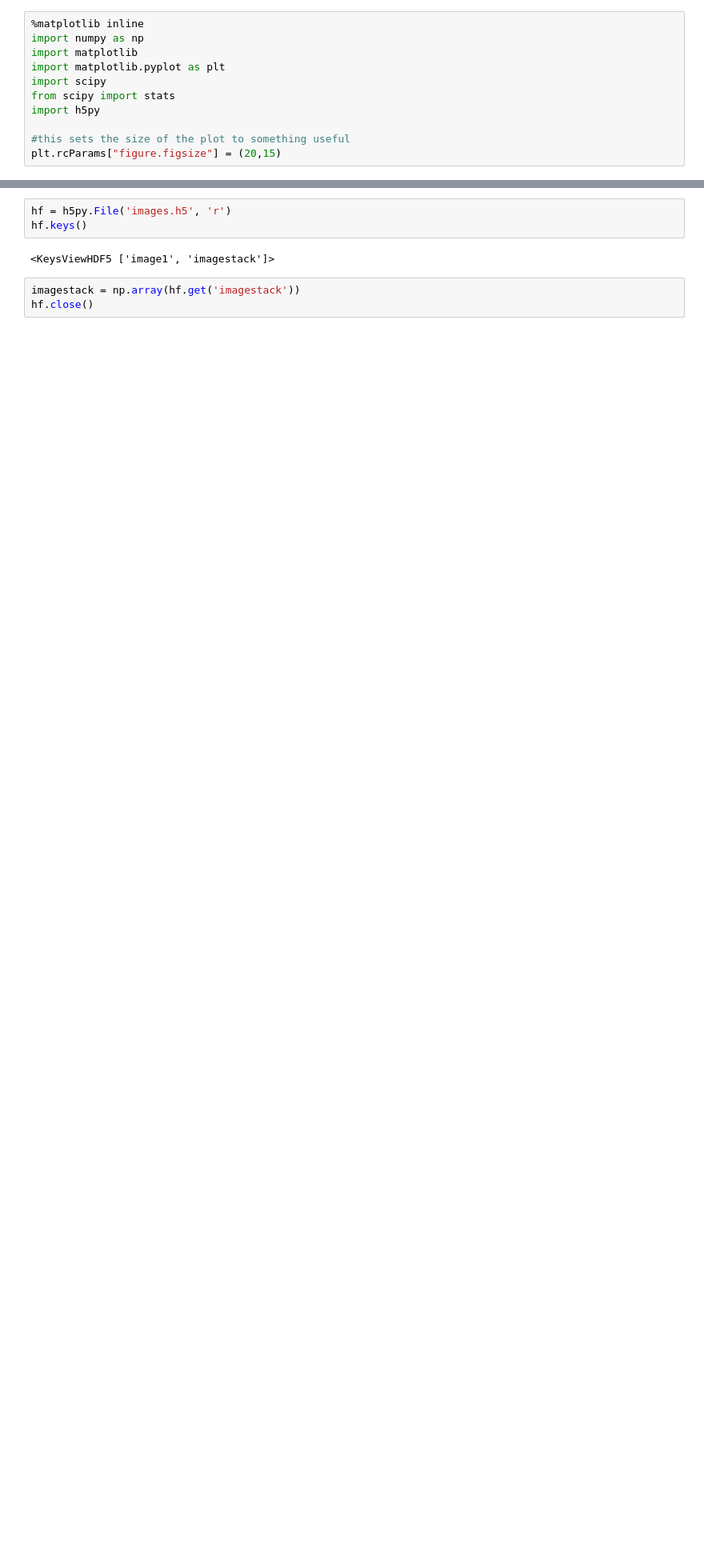
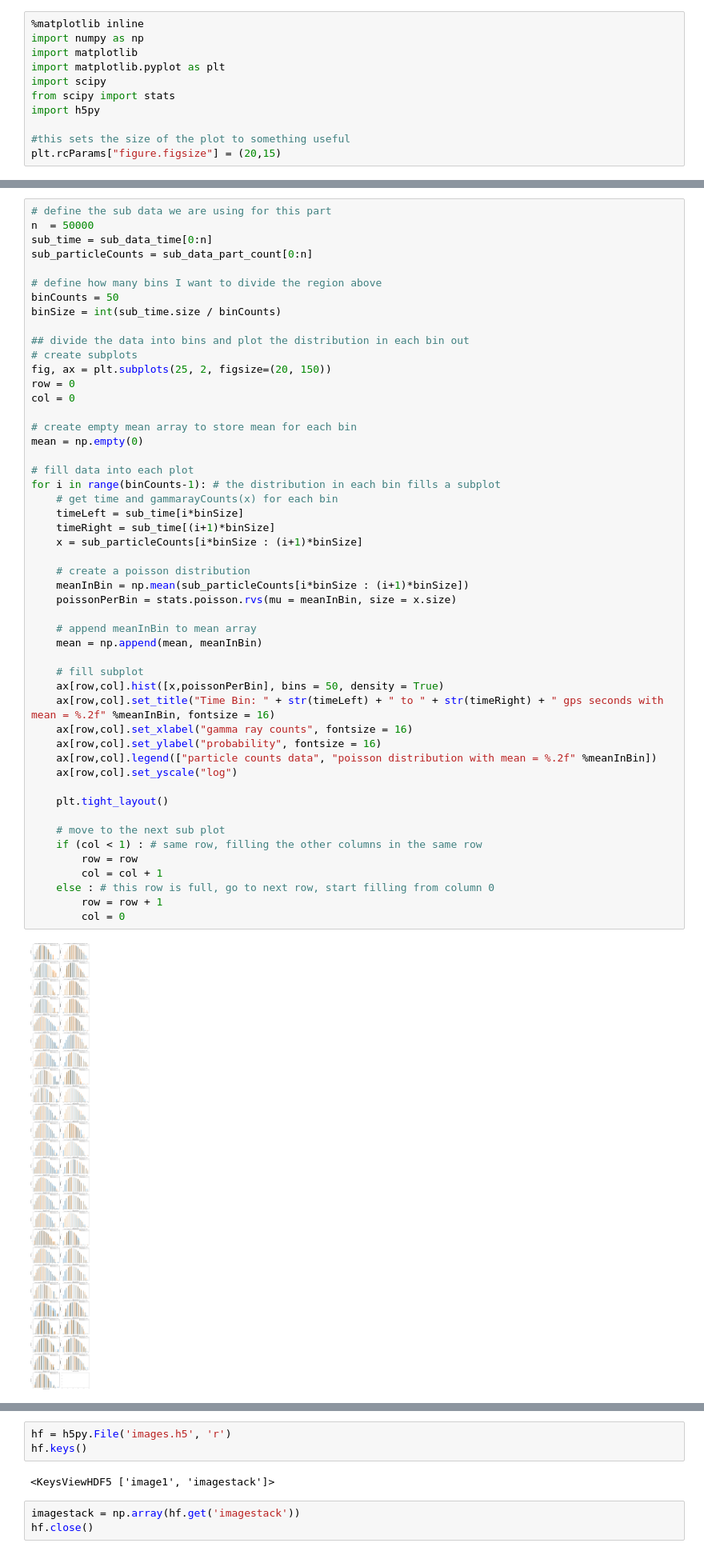
Before and after one commit to tominsUW/PHYS434, a Jupyter notebook: Lab4.ipynb, the cells around one changed output, grey strips where cells are left out. Shown at 80% size. Drawn from its saved outputs; the diff is of its cells as text; blank space fills up the shorter version.

```diff
--- a/Lab4.ipynb
+++ b/Lab4.ipynb
@@ -106,0 +122,52 @@ Total number of period in this data = 480 period
+# %%
+# define the sub data we are using for this part
+n  = 50000
+sub_time = sub_data_time[0:n]
+sub_particleCounts = sub_data_part_count[0:n]
+
+# define how many bins I want to divide the region above
+binCounts = 50
+binSize = int(sub_time.size / binCounts)
+
+## divide the data into bins and plot the distribution in each bin out
+# create subplots
+fig, ax = plt.subplots(25, 2, figsize=(20, 150))
+row = 0
+col = 0
+
+# create empty mean array to store mean for each bin
+mean = np.empty(0)
+
+# fill data into each plot
+for i in range(binCounts-1): # the distribution in each bin fills a subplot
+    # get time and gammarayCounts(x) for each bin
+    timeLeft = sub_time[i*binSize]
+    timeRight = sub_time[(i+1)*binSize]
+    x = sub_particleCounts[i*binSize : (i+1)*binSize]
+
+    # create a poisson distribution
+    meanInBin = np.mean(sub_particleCounts[i*binSize : (i+1)*binSize])
+    poissonPerBin = stats.poisson.rvs(mu = meanInBin, size = x.size)
+
+    # append meanInBin to mean array
+    mean = np.append(mean, meanInBin)
+
+    # fill subplot
+    ax[row,col].hist([x,poissonPerBin], bins = 50, density = True)
+    ax[row,col].set_title("Time Bin: " + str(timeLeft) + " to " + str(timeRight) + " gps seconds with mean = %.2f" %meanInBin, fontsize = 16)
+    ax[row,col].set_xlabel("gamma ray counts", fontsize = 16)
+    ax[row,col].set_ylabel("probability", fontsize = 16)
+    ax[row,col].legend(["particle counts data", "poisson distribution with mean = %.2f" %meanInBin])
+    ax[row,col].set_yscale("log")
+
+    plt.tight_layout()
+
+    # move to the next sub plot
+    if (col < 1) : # same row, filling the other columns in the same row
+        row = row
+        col = col + 1
+    else : # this row is full, go to next row, start filling from column 0
+        row = row + 1
+        col = 0
+# %% [output]
+[figure, added]
```
Also changed, not shown: parts of 40 cells of this notebook.
